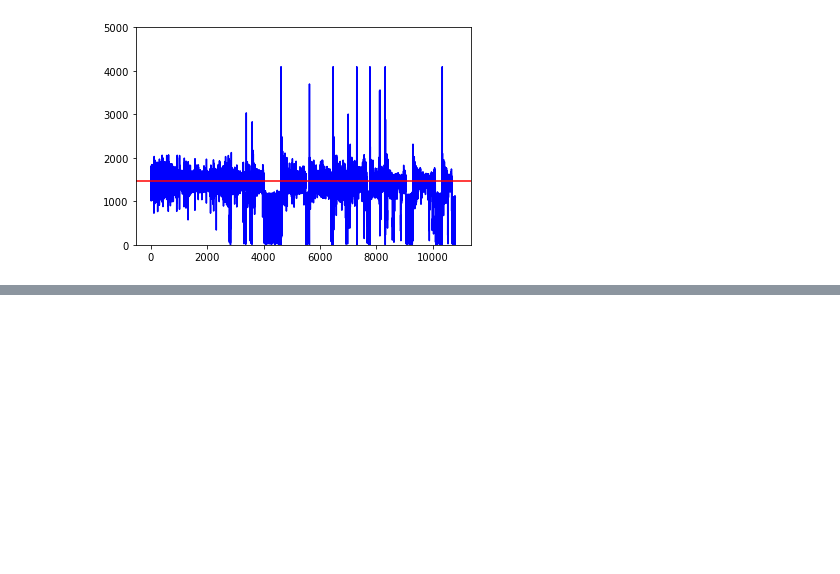
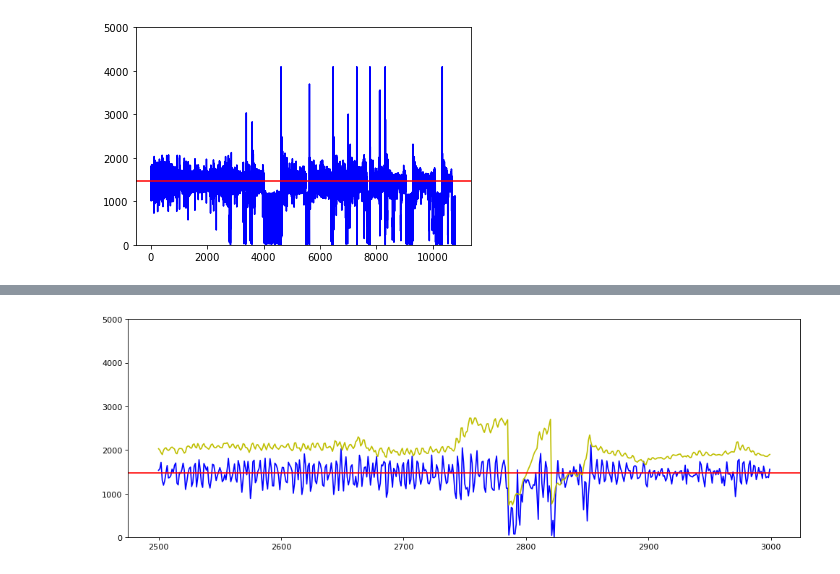
Before and after one commit to Taaccoo-beta/Flight-Simulator-In-Drosophila, a Jupyter notebook: Analysis/FF-Analysis/data/torqueCalc.ipynb, the cells around one changed output, grey strips where cells are left out. Cells and saved outputs as stored; diff of their text form; code cells hidden in the pictures; blank space fills up the shorter version.

```diff
--- a/Analysis/FF-Analysis/data/torqueCalc.ipynb
+++ b/Analysis/FF-Analysis/data/torqueCalc.ipynb
@@ -121,0 +126,9 @@ plt.show()
+# %%
+plt.figure(figsize=(15, 5), dpi=80)
+plt.ylim((0, 5000))
+plt.plot([i for i in range(2500,3000)],tor[2500:3000],color="b")
+plt.plot([i for i in range(2500,3000)],position[2500:3000],color="y")
+plt.axhline(1470, color= 'r')
+plt.show()
+# %% [output]
+[figure, added]
```
Also changed, not shown: parts of 13 cells of this notebook.
